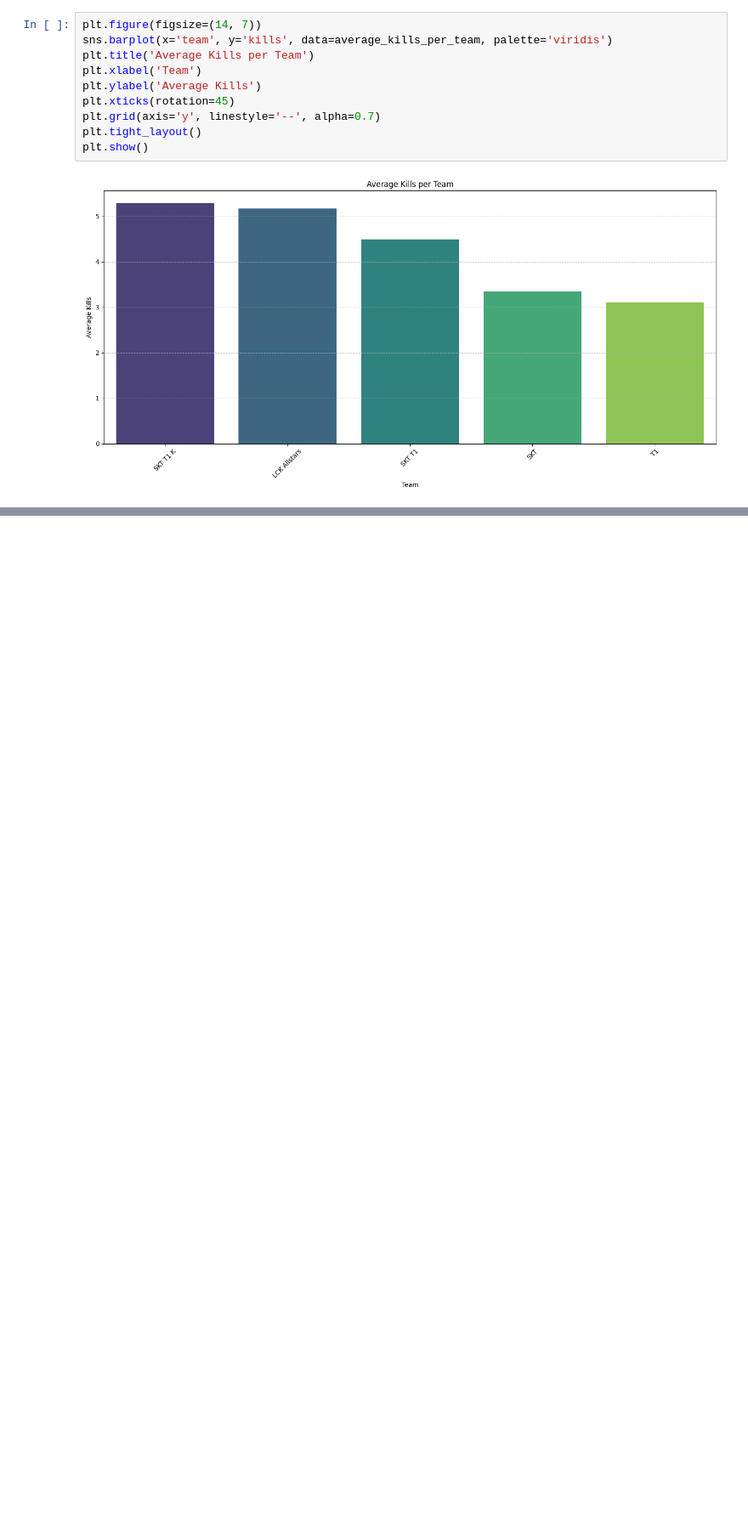
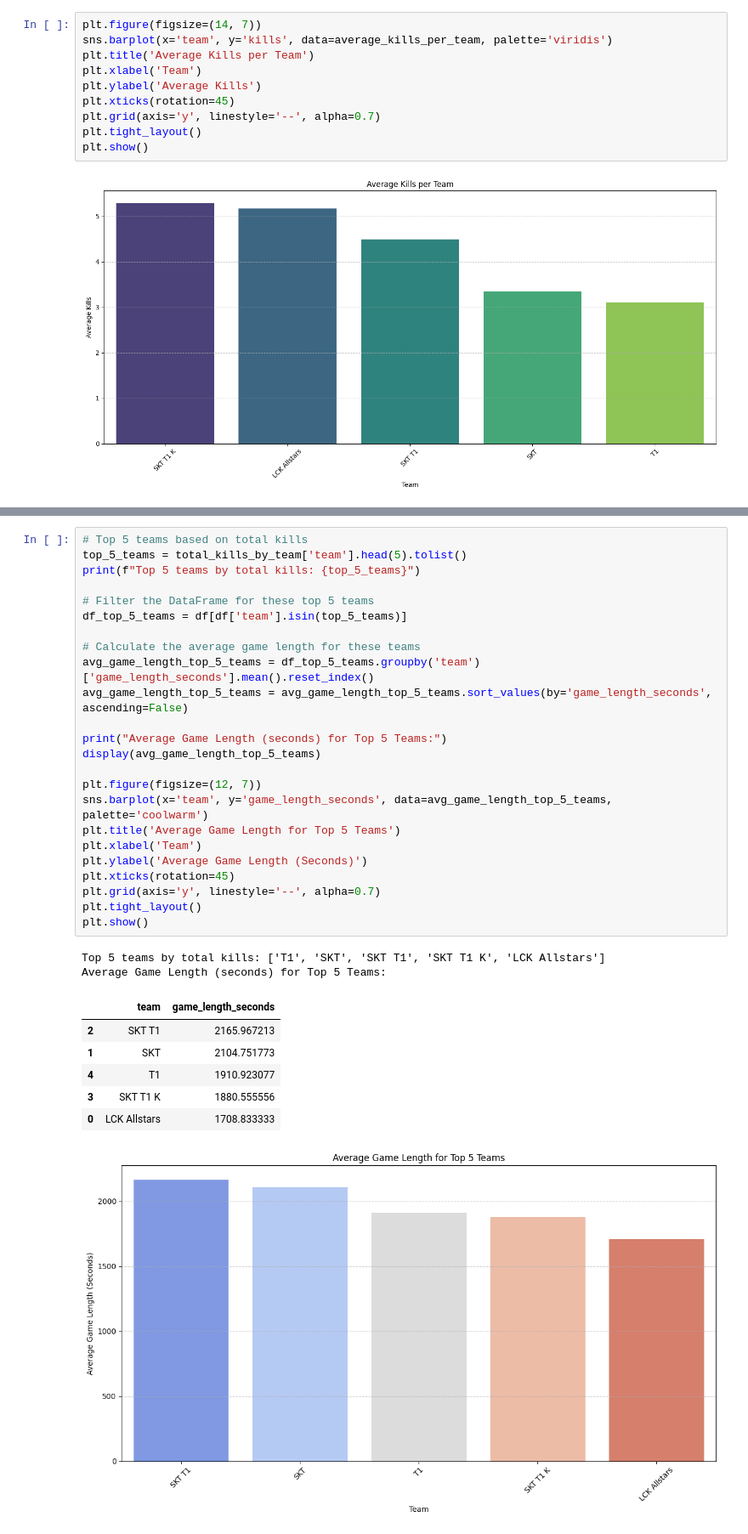
Before and after one commit to kxrrym03/Faker-LOL-Performance, a Jupyter notebook: Faker_LOL_Match_Statistics.ipynb, the cells around one changed output, grey strips where cells are left out. Shown at 85% size. Cells and saved outputs as stored; diff of their text form; blank space fills up the shorter version.

```diff
--- a/Faker_LOL_Match_Statistics.ipynb
+++ b/Faker_LOL_Match_Statistics.ipynb
@@ -414,0 +431,34 @@ plt.show()
+# %%
+# Top 5 teams based on total kills
+top_5_teams = total_kills_by_team['team'].head(5).tolist()
+print(f"Top 5 teams by total kills: {top_5_teams}")
+
+# Filter the DataFrame for these top 5 teams
+df_top_5_teams = df[df['team'].isin(top_5_teams)]
+
+# Calculate the average game length for these teams
+avg_game_length_top_5_teams = df_top_5_teams.groupby('team')['game_length_seconds'].mean().reset_index()
+avg_game_length_top_5_teams = avg_game_length_top_5_teams.sort_values(by='game_length_seconds', ascending=False)
+
+print("Average Game Length (seconds) for Top 5 Teams:")
+display(avg_game_length_top_5_teams)
+
+plt.figure(figsize=(12, 7))
+sns.barplot(x='team', y='game_length_seconds', data=avg_game_length_top_5_teams, palette='coolwarm')
+plt.title('Average Game Length for Top 5 Teams')
+plt.xlabel('Team')
+plt.ylabel('Average Game Length (Seconds)')
+plt.xticks(rotation=45)
+plt.grid(axis='y', linestyle='--', alpha=0.7)
+plt.tight_layout()
+plt.show()
+# %% [output]
+Top 5 teams by total kills: ['T1', 'SKT', 'SKT T1', 'SKT T1 K', 'LCK Allstars']
+Average Game Length (seconds) for Top 5 Teams:
+|  | team | game_length_seconds |
+| 2 | SKT T1 | 2165.967213 |
+| 1 | SKT | 2104.751773 |
+| 4 | T1 | 1910.923077 |
+| 3 | SKT T1 K | 1880.555556 |
+| 0 | LCK Allstars | 1708.833333 |
+[figure, added]
```
Also changed, not shown: parts of 5 cells of this notebook.
